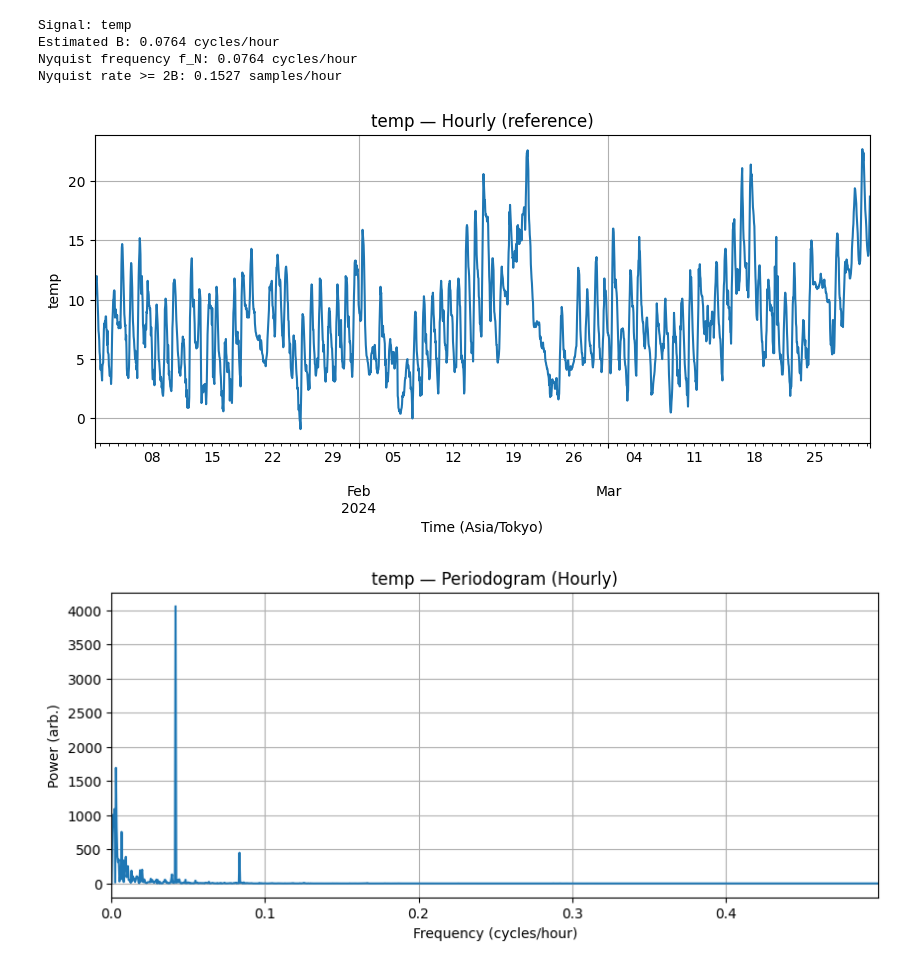
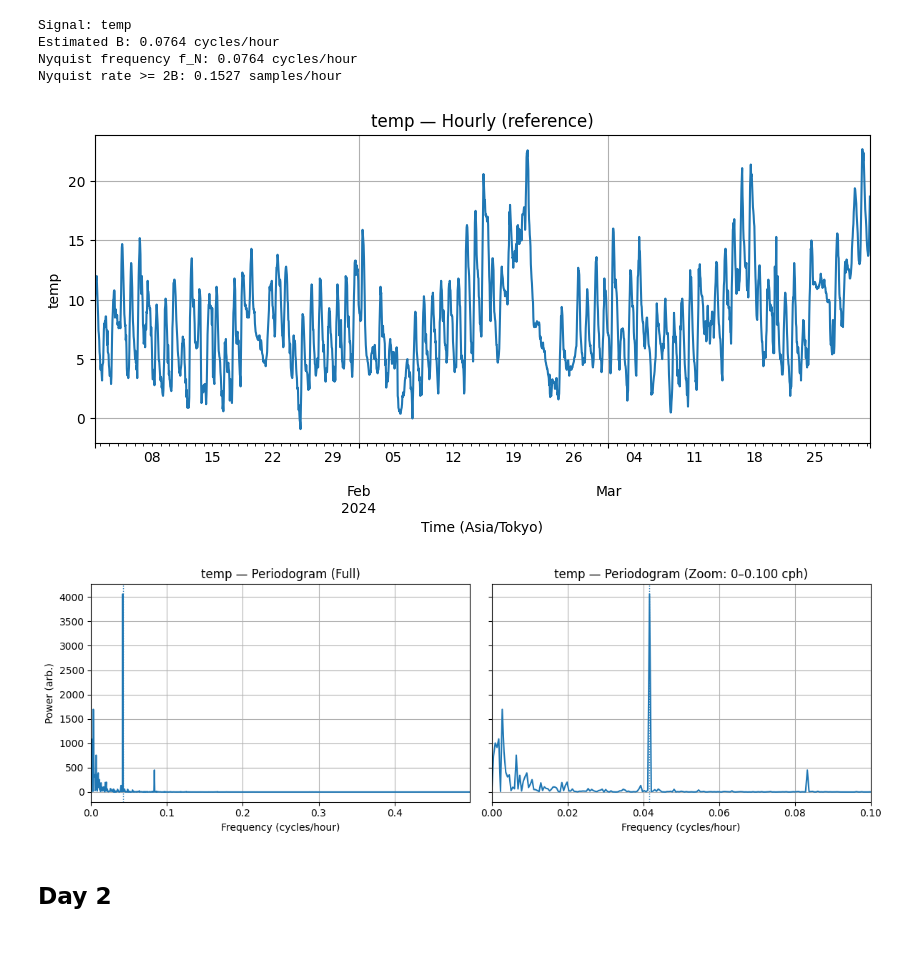
Before and after one commit to infamousperi/GBSV_MC, a Jupyter notebook: MC1/Nyquist_Shannon_Sampling_Theorem.ipynb, the cells around one changed output. Cells and saved outputs as stored; diff of their text form; code cells hidden in the pictures.

```diff
--- a/MC1/Nyquist_Shannon_Sampling_Theorem.ipynb
+++ b/MC1/Nyquist_Shannon_Sampling_Theorem.ipynb
@@ -96,17 +96,34 @@ Nyquist rate >= 2B: 0.1527 samples/hour
 # %%
 # Baseline hourly series
 ax = sig.plot(); ax.set_title(f"{sig_name} — Hourly (reference)")
 ax.set_xlabel("Time (Asia/Tokyo)"); ax.set_ylabel(sig_name)
 plt.show()
 
+# Periodogram (one‑sided) — full vs zoomed subplots
+fig, axes = plt.subplots(1, 2, figsize=(12, 4), sharey=True)
 
-# Periodogram (one‑sided)
-fig, ax = plt.subplots()
+# Full spectrum
+ax = axes[0]
 ax.plot(f, P)
 ax.set_xlim(0, f.max())
 ax.set_xlabel("Frequency (cycles/hour)"); ax.set_ylabel("Power (arb.)")
-ax.set_title(f"{sig_name} — Periodogram (Hourly)")
+ax.set_title(f"{sig_name} — Periodogram (Full)")
+# Mark diurnal freq ~ 1/24 cph for context
+ax.axvline(1/24, linestyle=':', linewidth=1)
+
+# Zoomed low-frequency band (captures diurnal & sub‑daily)
+zoom_max = min(0.1, float(f.max()))  # up to 0.25 cph (~4 hours period)
+ax = axes[1]
+ax.plot(f, P)
+ax.set_xlim(0, zoom_max)
+ax.set_xlabel("Frequency (cycles/hour)"); ax.set_ylabel("")
+ax.set_title(f"{sig_name} — Periodogram (Zoom: 0–{zoom_max:.3f} cph)")
+ax.axvline(1/24, linestyle=':', linewidth=1)
+
+plt.tight_layout()
 plt.show()
 # %% [output]
 [figure]
-[figure, old version]
+[figure, new version]
+# %% [markdown]
+## Day 2
```
Also changed, not shown: parts of 7 cells of this notebook.
